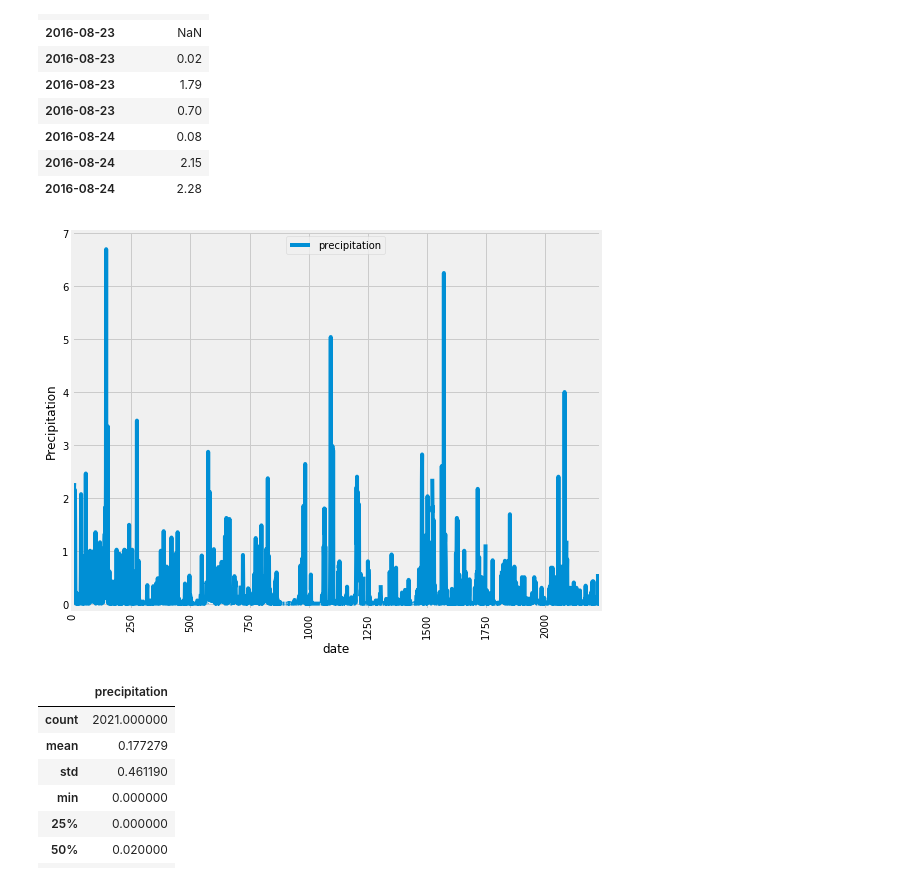
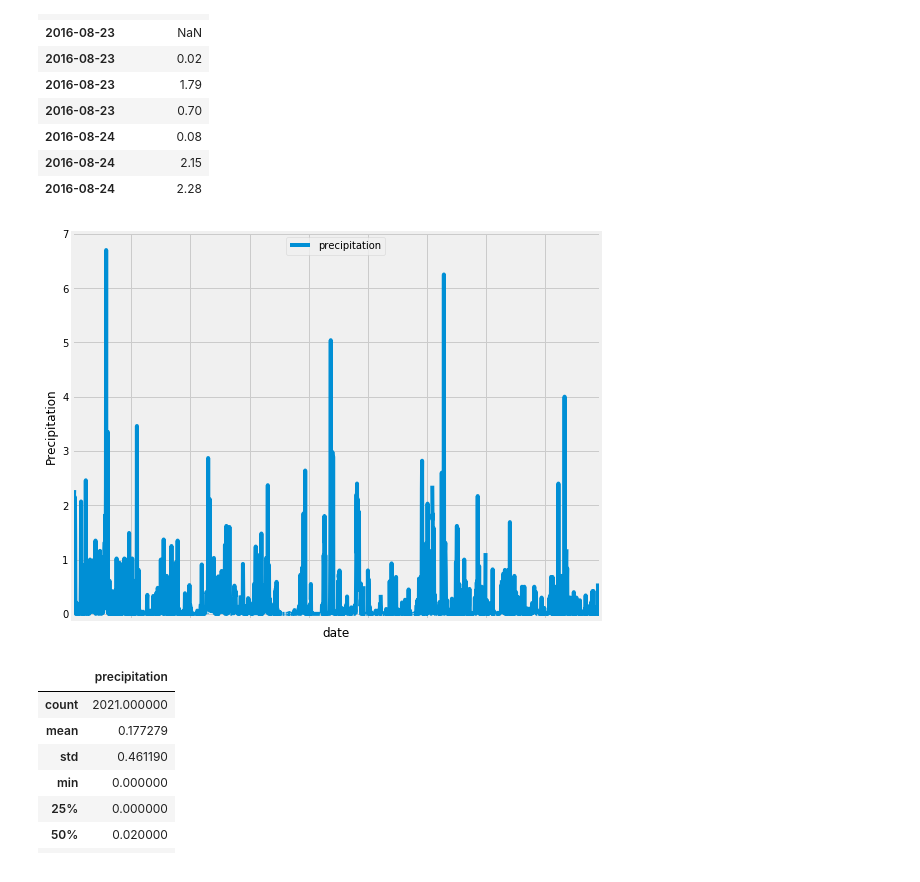
Before and after one commit to masonxmh/sqlalchemy-challenge, a Jupyter notebook: climate_starter.ipynb, the cells around one changed output. Saved outputs shown, nothing was run; the diff lists cells and outputs as text; code cells hidden in the pictures.

```diff
--- a/climate_starter.ipynb
+++ b/climate_starter.ipynb
@@ -126,18 +126,18 @@ prep_select_df.head(10)
 | 2016-08-24 | 2.28 |
 # %%
 # Use Pandas Plotting with Matplotlib to plot the data
-prep_select_df.plot(figsize=(8,6),use_index=False)
-# Rotate the xticks for the dates
+ax=prep_select_df.plot(figsize=(8,6),use_index=False,xticks=None)
+ax.xaxis.set_major_formatter(plt.NullFormatter())
+# set plot
 plt.ylabel("Precipitation")
 plt.xlabel("date")
 plt.tight_layout()
 plt.legend(loc='upper center')
-plt.xticks(rotation='90')
 plt.ylim(-0.1)
 plt.savefig('output_data/precipitation plot')
 plt.show()
 # %% [output]
-[figure, old version]
+[figure, new version]
 # %%
 # Use Pandas to calcualte the summary statistics for the precipitation data
 prep_select_df.describe()
```
Also changed, not shown: 1 other file.
